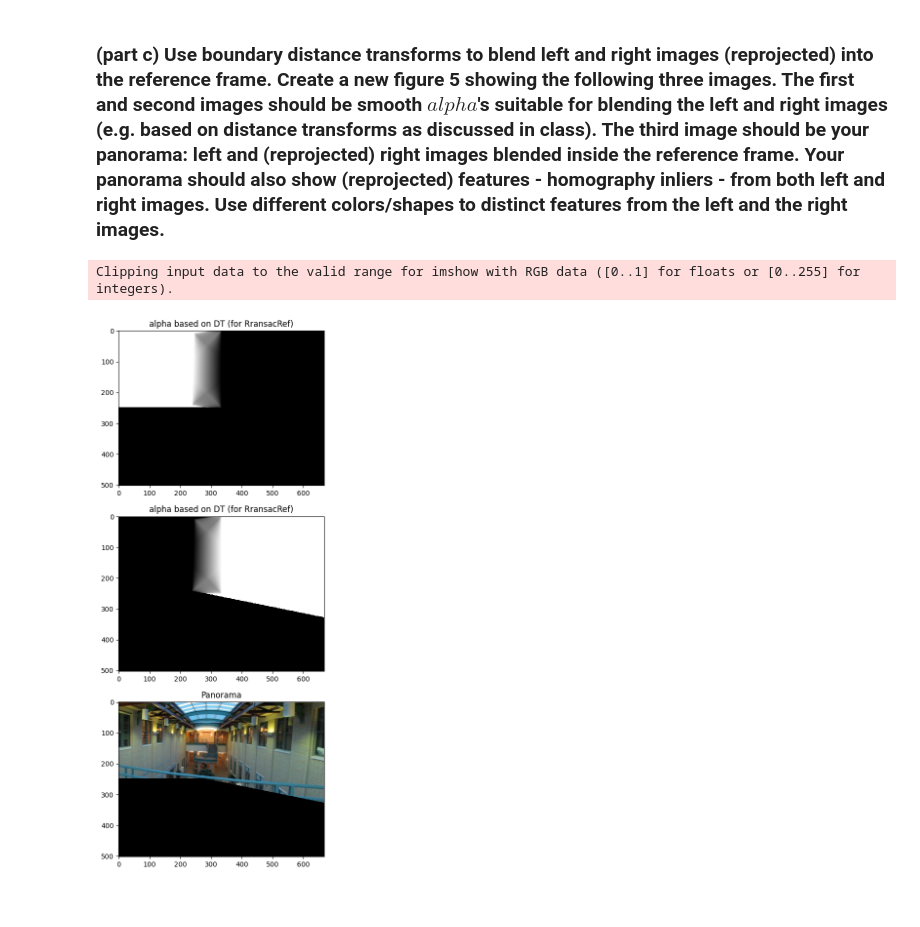
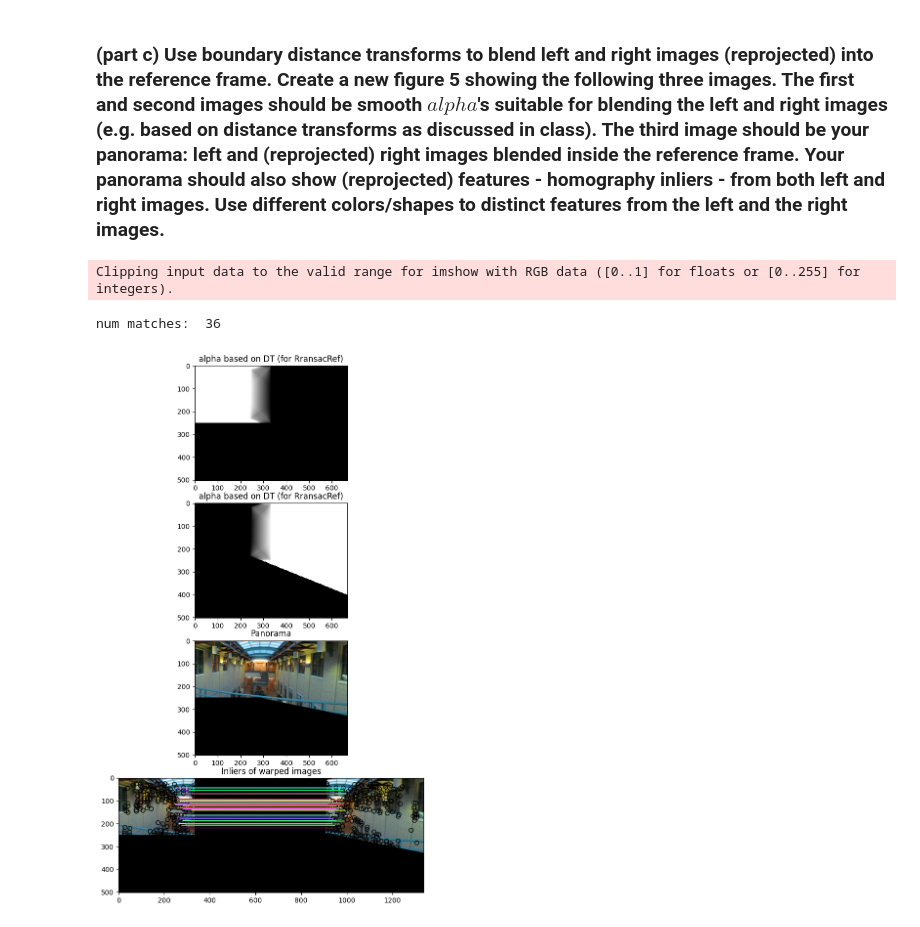
Before and after one commit to b-pardi/computer_vision_185, a Jupyter notebook: Assignment2/Assignment_2.ipynb, the cells around one changed output. Cells and saved outputs as stored; diff of their text form; code cells hidden in the pictures; blank space fills up the shorter version.

```diff
--- a/Assignment2/Assignment_2.ipynb
+++ b/Assignment2/Assignment_2.ipynb
@@ -163,21 +159,50 @@ Text(0.5, 1.0, 'Right image DT in Ref. frame (RdtRef)')
 ### (part c) Use boundary distance transforms to blend left and right images (reprojected) into the reference frame. Create a new figure 5 showing the following three images. The first and second images should be smooth $alpha$'s suitable for blending the left and right images (e.g. based on distance transforms as discussed in class). The third image should be your panorama: left and (reprojected) right images blended inside the reference frame. Your panorama should also show (reprojected) features - homography inliers - from both left and right images. Use different colors/shapes to distinct features from the left and the right images.
 # %%
 fig = plt.figure(5,figsize = (12, 14))
-plt.subplot(311)
+plt.subplot(411)
 alpha = imL_bounds_warp / (imL_bounds_warp + imR_bounds_warp)
 plt.imshow(alpha)
 plt.title("alpha based on DT (for RransacRef)")
 
-plt.subplot(312)
+plt.subplot(412)
 plt.imshow(1-alpha)
 plt.title("alpha based on DT (for RransacRef)")
 
-plt.subplot(313)
+plt.subplot(413)
 panorama = warp_img1 * alpha + warp_img2 * (1-alpha)
 plt.imshow(panorama)
 plt.title("Panorama")
 
+axF = plt.subplot(414)
+gray_warp1 = rgb2gray(warp_img1)
+gray_warp2 = rgb2gray(warp_img2)
+keypointsL_warp = corner_peaks(corner_harris(gray_warp1), threshold_rel=0.0005, min_distance=5)
+keypointsR_warp = corner_peaks(corner_harris(gray_warp2), threshold_rel=0.0005, min_distance=5)
+
+extractor = BRIEF()
+extractor.extract(gray_warp1, keypointsL_warp)
+keypointsL_warp = keypointsL_warp[extractor.mask]
+descriptorsL_warp = extractor.descriptors
+
+extractor.extract(gray_warp2, keypointsR_warp)
+keypointsR_warp = keypointsR_warp[extractor.mask]
+descriptorsR_warp = extractor.descriptors
+
+matchesLR_warp = match_descriptors(descriptorsL_warp, descriptorsR_warp, cross_check=True)
+
+p = keypointsL_warp[matchesLR_warp[:,0]][:, [1,0]]
+p_prime = keypointsR_warp[matchesLR_warp[:,1]][:, [1,0]]
+
+warp_model, warp_inliers = ransac((p, p_prime), ProjectiveTransform, min_samples=4, residual_threshold=3, max_trials=150)
+residuals = model.residuals(p, p_prime)
+print("num matches: ",len(matchesLR_warp[warp_inliers]))
+
+plt.gray()
+plot_matches(axF, warp_img1, warp_img2, keypointsL_warp, keypointsR_warp, matchesLR_warp[warp_inliers]) #, matches_color = 'r')
+plt.title("Inliers of warped images")
+
 plt.show()
 # %% [output]
 Clipping input data to the valid range for imshow with RGB data ([0..1] for floats or [0..255] for integers).
+num matches:  36
-[figure, old version]
+[figure, new version]
```
Also changed, not shown: parts of 5 cells of this notebook, 2 other files.
